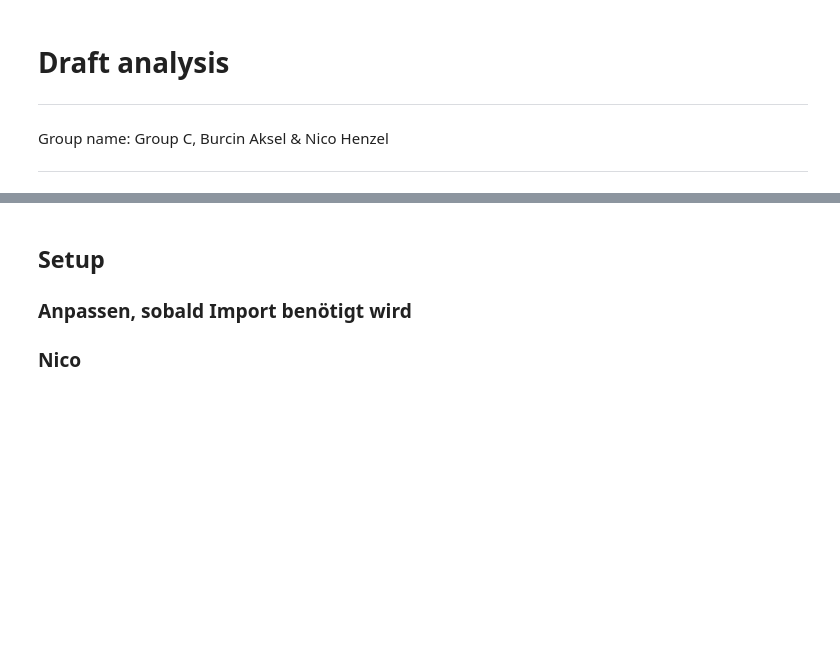
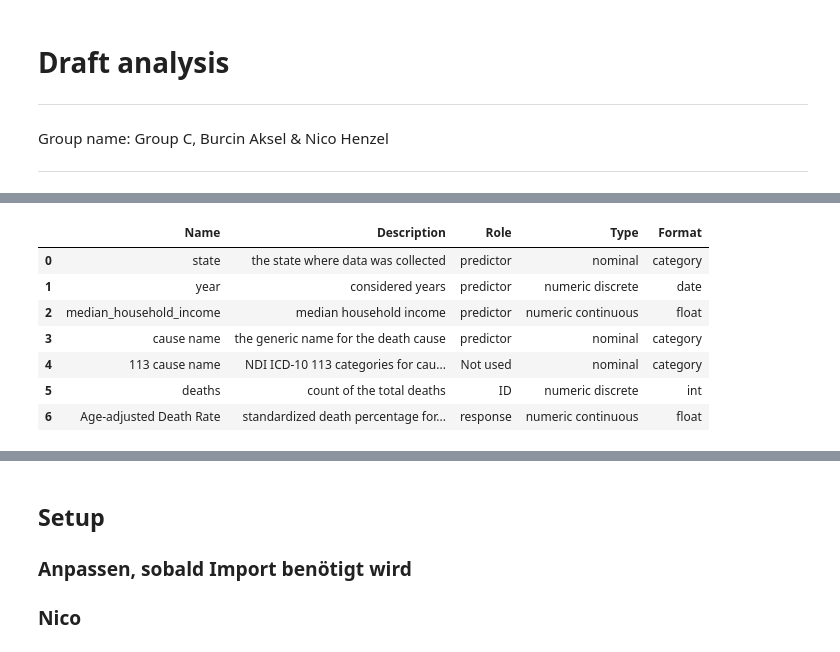
Before and after one commit to NicoHenzel/Project_AppliedStatistics_BA_NH, a Jupyter notebook: notebooks/draft-analysis.ipynb, the cells around one changed output, grey strips where cells are left out. Saved outputs shown, nothing was run; the diff lists cells and outputs as text; code cells hidden in the pictures; blank space fills up the shorter version.

```diff
--- a/notebooks/draft-analysis.ipynb
+++ b/notebooks/draft-analysis.ipynb
@@ -15,0 +22,62 @@ Group name: Group C, Burcin Aksel & Nico Henzel
+# %%
+import pandas as pd
+
+data = {
+        'Name': [
+                'state',
+                'year',
+                'median_household_income',
+                'cause name',
+                '113 cause name',
+                'deaths',
+                'Age-adjusted Death Rate'
+                ],
+        'Description': [
+                'the state where data was collected',
+                'considered years','median household income',
+                'the generic name for the death cause',
+                'NDI ICD-10 113 categories for causes of death',
+                'count of the total deaths',
+                'standardized death percentage for a state'
+                ],
+        'Role': [
+                'predictor',
+                'predictor',
+                'predictor',
+                'predictor',
+                'Not used',
+                'ID',
+                'response'
+                ],
+        'Type': [
+                'nominal',
+                'numeric discrete',
+                'numeric continuous',
+                'nominal',
+                'nominal',
+                'numeric discrete',
+                'numeric continuous'
+                ],
+        'Format': [
+                'category',
+                'date',
+                'float',
+                'category',
+                'category',
+                'int',
+                'float'
+                ],
+        }
+
+df = pd.DataFrame(data)
+
+df
+# %% [output]
+|  | Name | Description | Role | Type | Format |
+| 0 | state | the state where data was collected | predictor | nominal | category |
+| 1 | year | considered years | predictor | numeric discrete | date |
+| 2 | median_household_income | median household income | predictor | numeric continuous | float |
+| 3 | cause name | the generic name for the death cause | predictor | nominal | category |
+| 4 | 113 cause name | NDI ICD-10 113 categories for cau... | Not used | nominal | category |
+| 5 | deaths | count of the total deaths | ID | numeric discrete | int |
+| 6 | Age-adjusted Death Rate | standardized death percentage for... | response | numeric continuous | float |
```
Also changed, not shown: parts of 3 cells of this notebook.
